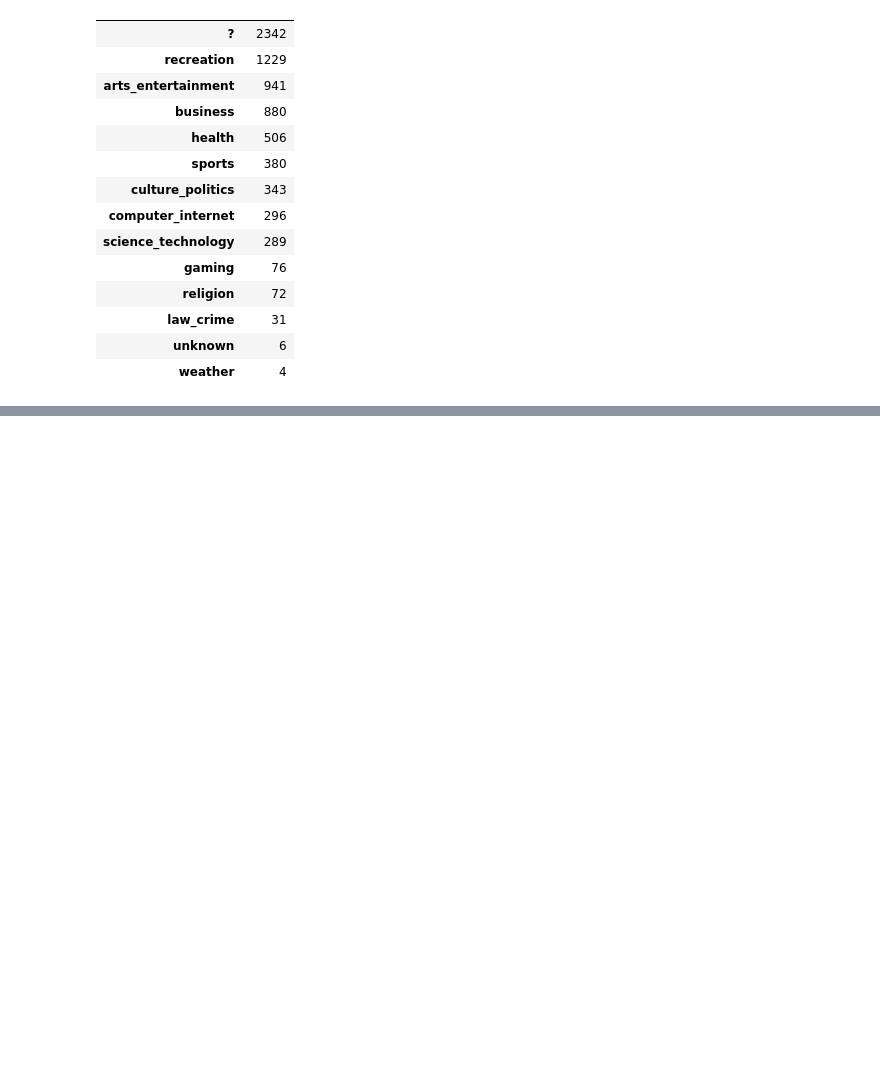
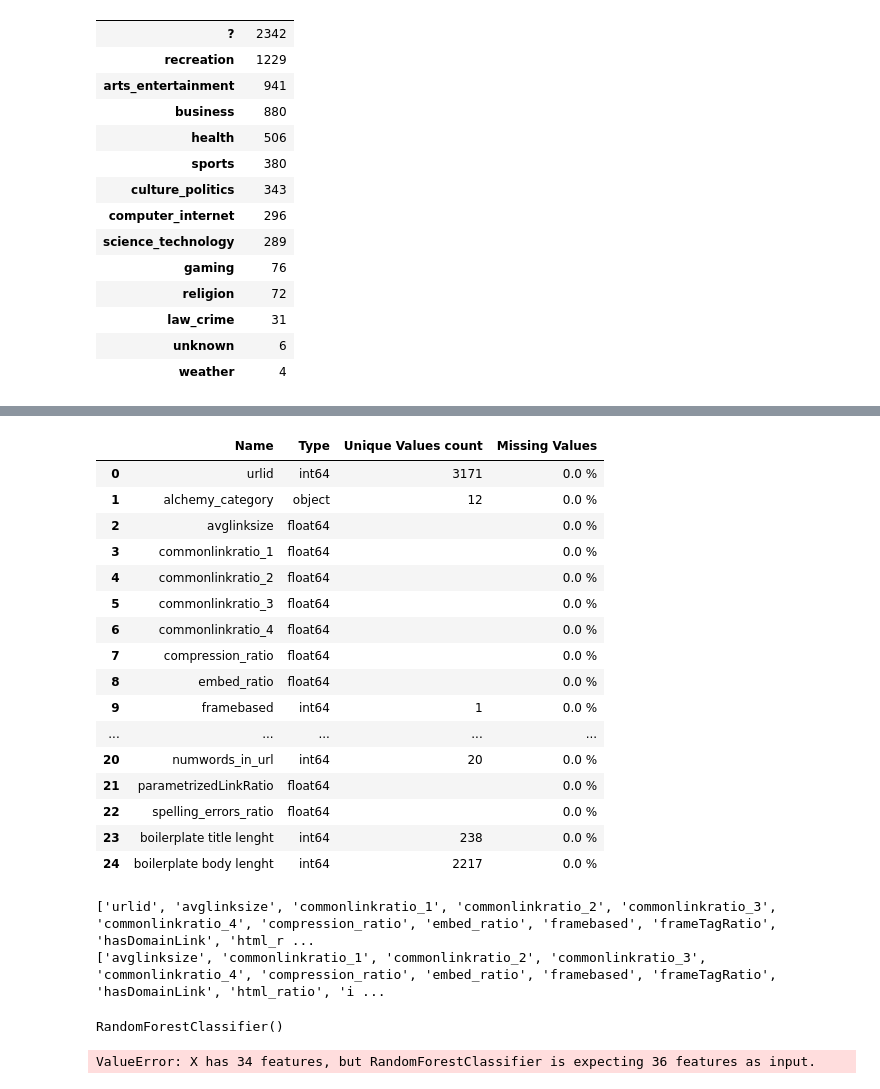
Before and after one commit to olamineZakaria/StumbleUpon-Evergreen-Classification-Challenge, a Jupyter notebook: stumbleupon_problem.ipynb, the cells around one changed output, grey strips where cells are left out. Cells and saved outputs as stored; diff of their text form; code cells hidden in the pictures; blank space fills up the shorter version.

```diff
--- a/stumbleupon_problem.ipynb
+++ b/stumbleupon_problem.ipynb
@@ -210,17 +208,0 @@ data_filtered.sample(12).T
-# %%
-def get_WebsiteName_Domaine(url,wich="w"):
-    pattern_name_webSite = r'https?://(?:www\.)?([a-zA-Z0-9-]+)\.'
-    patter_domaine = r'\.[a-z]+(?=\/|$)'
-    match_name_webSite = re.search(pattern_name_webSite,url)
-    match_domaine = re.search(patter_domaine,url)
-    if match_name_webSite and wich=="w":
-        return match_name_webSite.group(0)
-    elif match_domaine and wich=="d":
-        return match_domaine.group(0)
-    else:
-        "Unknown"
-
-data["web site"] = data['url'].apply(get_WebsiteName_Domaine)
-data["domaine"] = data['url'].apply(get_WebsiteName_Domaine,wich="d")
-
-print_column_summay(data)
@@ -245,3 +211,6 @@ print_column_summay(data)
+# %%
+droped_columns = []
+droped_columns.append('urlid')
 # %% [markdown]
 ### **boilerplate :**
 # %%
@@ -343,0 +336,2 @@ Name: label, dtype: float64
+# %%
+droped_columns.append('alchemy_category_score')
@@ -343,0 +481,49 @@ Name: label, dtype: float64
+# %%
+data_test = pd.read_csv('test.tsv',sep='\t')
+data_test["web site"] = data_test['url'].apply(get_WebsiteName_Domaine)
+data_test["domaine"] = data_test['url'].apply(get_WebsiteName_Domaine,wich="d")
+data_test['is_news'] = data_test['is_news'].str.replace("?","0").astype(int)
+data_test['news_front_page'] = data_test['news_front_page'].str.replace("?","0").astype(int)
+data_test = extract_title_body_lenght(data_test)
+
+droped_columns.pop(0)
+data_test.drop(columns=droped_columns,inplace=True)
+print_column_summay(data_test)
+# %% [output]
+|  | Name | Type | Unique Values count | Missing Values |
+| 0 | urlid | int64 | 3171 | 0.0 % |
+| 1 | alchemy_category | object | 12 | 0.0 % |
+| 2 | avglinksize | float64 |  | 0.0 % |
+| 3 | commonlinkratio_1 | float64 |  | 0.0 % |
+| 4 | commonlinkratio_2 | float64 |  | 0.0 % |
+| 5 | commonlinkratio_3 | float64 |  | 0.0 % |
+| 6 | commonlinkratio_4 | float64 |  | 0.0 % |
+| 7 | compression_ratio | float64 |  | 0.0 % |
+| 8 | embed_ratio | float64 |  | 0.0 % |
+| 9 | framebased | int64 | 1 | 0.0 % |
+| ... | ... | ... | ... | ... |
+| 20 | numwords_in_url | int64 | 20 | 0.0 % |
+| 21 | parametrizedLinkRatio | float64 |  | 0.0 % |
+| 22 | spelling_errors_ratio | float64 |  | 0.0 % |
+| 23 | boilerplate title lenght | int64 | 238 | 0.0 % |
+| 24 | boilerplate body lenght | int64 | 2217 | 0.0 % |
+# %%
+numeric_data = data_test.select_dtypes(include=["number"])
+object_data = data_test.select_dtypes(include=["object"])
+object_dummies = pd.get_dummies(object_data, drop_first=True).astype(int)
+final_test = pd.concat([numeric_data, object_dummies], axis=1)
+print(final_test.columns.to_list())
+print(final_data.columns.to_list())
+final_ft = final_test[final_test.drop('urlid', axis=1).columns]
+# %% [output]
+['urlid', 'avglinksize', 'commonlinkratio_1', 'commonlinkratio_2', 'commonlinkratio_3', 'commonlinkratio_4', 'compression_ratio', 'embed_ratio', 'framebased', 'frameTagRatio', 'hasDomainLink', 'html_r ...
+['avglinksize', 'commonlinkratio_1', 'commonlinkratio_2', 'commonlinkratio_3', 'commonlinkratio_4', 'compression_ratio', 'embed_ratio', 'framebased', 'frameTagRatio', 'hasDomainLink', 'html_ratio', 'i ...
+# %%
+sub_model = RandomForestClassifier()
+sub_model.fit(X_train,y_train)
+# %% [output]
+RandomForestClassifier()
+# %%
+predictions = model.predict(final_ft)
+# %% [output]
+ValueError: X has 34 features, but RandomForestClassifier is expecting 36 features as input.
```
Also changed, not shown: parts of 37 cells of this notebook.
